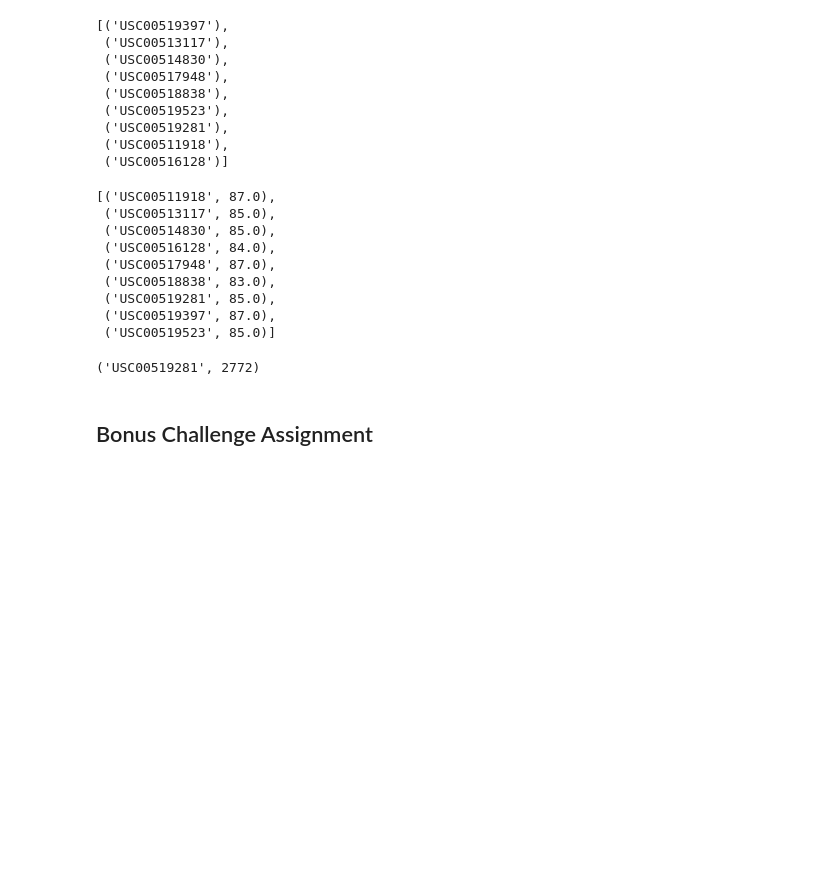
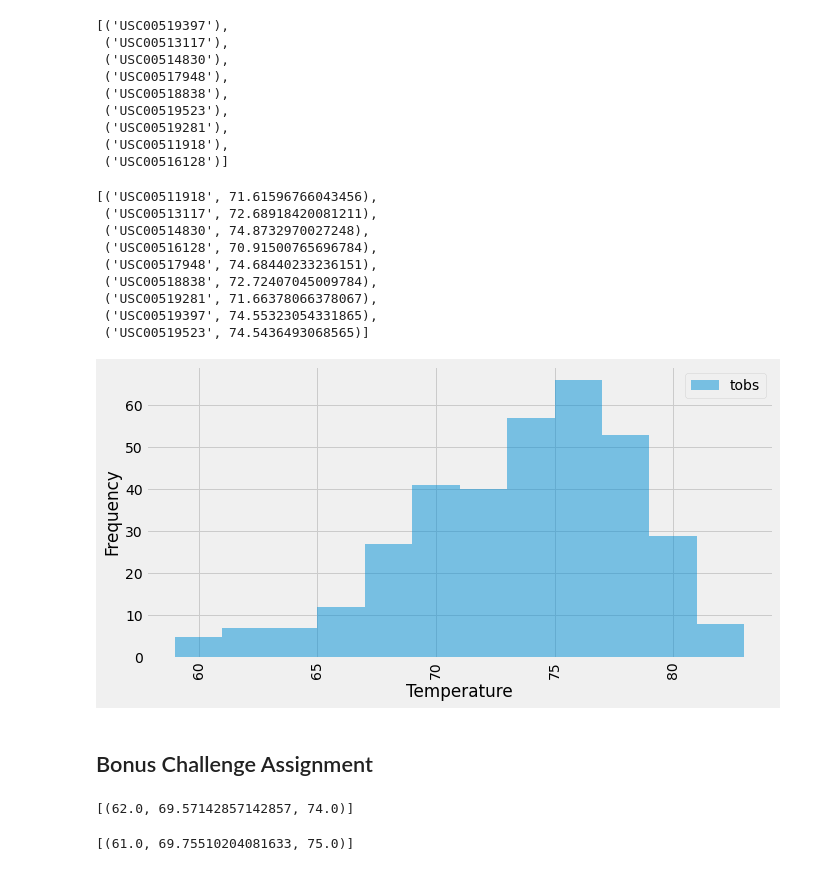
Before and after one commit to jddarby1108/sqlalchemy-challenge, a Jupyter notebook: climate_starter.ipynb, the cells around one changed output. Cells and saved outputs as stored; diff of their text form; code cells hidden in the pictures; blank space fills up the shorter version.

Commit message:
adding through def calc_temps

```diff
--- a/climate_starter.ipynb
+++ b/climate_starter.ipynb
@@ -170,27 +171,40 @@ session.query(measurement.station).distinct().all()
 # Using the station id from the previous query, calculate the lowest temperature recorded,
 min_temp_measurement_station = session.query(measurement.station, func.min(measurement.tobs)).group_by(measurement.station)
 min_temp_measurement_station.all()
-# highest temperature recorded, and average temperature of the most active station?
+
 max_temp_measurement_station = session.query(measurement.station, func.max(measurement.tobs)).group_by(measurement.station)
 max_temp_measurement_station.all()
+
+# highest temperature recorded, and average temperature of the most active station?
+max_temp_measurement_station = session.query(measurement.station, func.avg(measurement.tobs)).group_by(measurement.station)
+max_temp_measurement_station.all()
 # %% [output]
-[('USC00511918', 87.0),
- ('USC00513117', 85.0),
- ('USC00514830', 85.0),
- ('USC00516128', 84.0),
- ('USC00517948', 87.0),
- ('USC00518838', 83.0),
- ('USC00519281', 85.0),
- ('USC00519397', 87.0),
- ('USC00519523', 85.0)]
+[('USC00511918', 71.61596766043456),
+ ('USC00513117', 72.68918420081211),
+ ('USC00514830', 74.8732970027248),
+ ('USC00516128', 70.91500765696784),
+ ('USC00517948', 74.68440233236151),
+ ('USC00518838', 72.72407045009784),
+ ('USC00519281', 71.66378066378067),
+ ('USC00519397', 74.55323054331865),
+ ('USC00519523', 74.5436493068565)]
 # %%
 # Choose the station with the highest number of temperature observations.
 count_max_number_temperature_station = session.query(measurement.station, func.count(measurement.tobs)).group_by(measurement.station).order_by(func.count(measurement.tobs)).all()[-1]
 count_max_number_temperature_station
 
-# Query the last 12 months of temperature observation data for this station and plot the results as a histogram
+# # Query the last 12 months of temperature observation data for this station and plot the results as a histogram
+year_temp_df = pd.read_sql(session.query(measurement.date, measurement.tobs).filter(func.strftime("%Y-%m-%d", measurement.date) >= '2016-08-23', measurement.station == 'USC00519281').statement,engine)
+year_temp_df
+
+temp_index = year_temp_df.set_index('date').sort_index()
+temp_index
+
+temp_index.plot.hist(bins=12, alpha=0.5, label="Temperature by Date", rot=90, figsize=(10,5))
+plt.xlabel('Temperature')
+fig.tight_layout()
 # %% [output]
-('USC00519281', 2772)
+[figure, added]
 # %% [markdown]
 ## Bonus Challenge Assignment
 # %%
@@ -207,8 +221,10 @@ def calc_temps(start_date, end_date):
         TMIN, TAVE, and TMAX
     """
 
-    return session.query(func.min(Measurement.tobs), func.avg(Measurement.tobs), func.max(Measurement.tobs)).\
-        filter(Measurement.date >= start_date).filter(Measurement.date <= end_date).all()
+    return session.query(func.min(measurement.tobs), func.avg(measurement.tobs), func.max(measurement.tobs)).\
+        filter(measurement.date >= start_date).filter(measurement.date <= end_date).all()
 
 # function usage example
 print(calc_temps('2012-02-28', '2012-03-05'))
+# %% [output]
+[(62.0, 69.57142857142857, 74.0)]
@@ -218,2 +231,23 @@ print(calc_temps('2012-02-28', '2012-03-05'))
+# %%
+# Use your previous function `calc_temps` to calculate the tmin, tavg, and tmax
+# for your trip using the previous year's data for those same dates.
+def calc_temps(start_date, end_date):
+    """TMIN, TAVG, and TMAX for a list of dates.
+
+    Args:
+        start_date (string): A date string in the format %Y-%m-%d
+        end_date (string): A date string in the format %Y-%m-%d
+
+    Returns:
+        TMIN, TAVE, and TMAX
+    """
+
+    return session.query(func.min(measurement.tobs), func.avg(measurement.tobs), func.max(measurement.tobs)).\
+        filter(measurement.date >= start_date).filter(measurement.date <= end_date).all()
+
+# function usage example
+print(calc_temps('2011-02-28', '2011-03-05'))
+# %% [output]
+[(61.0, 69.75510204081633, 75.0)]
 # %%
 # Plot the results from your previous query as a bar chart.
```
Also changed, not shown: parts of 3 cells of this notebook.
